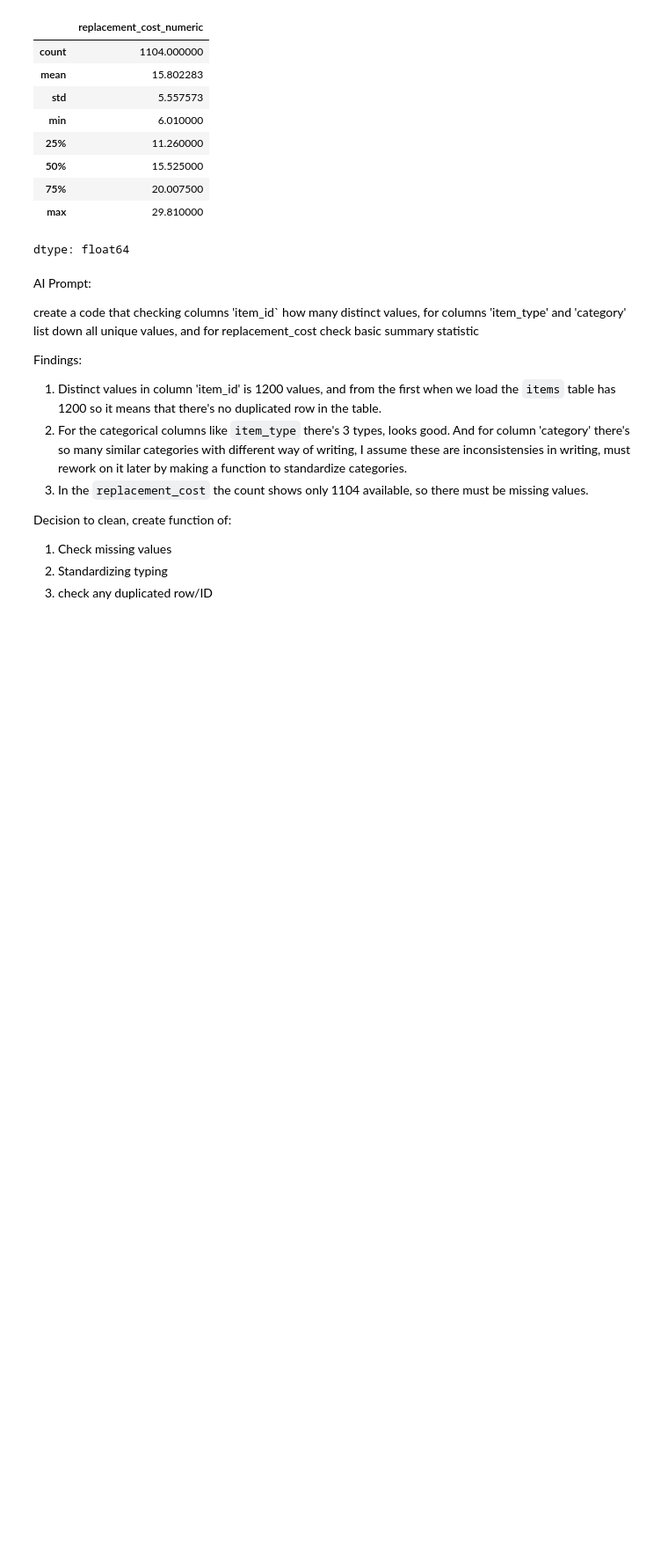
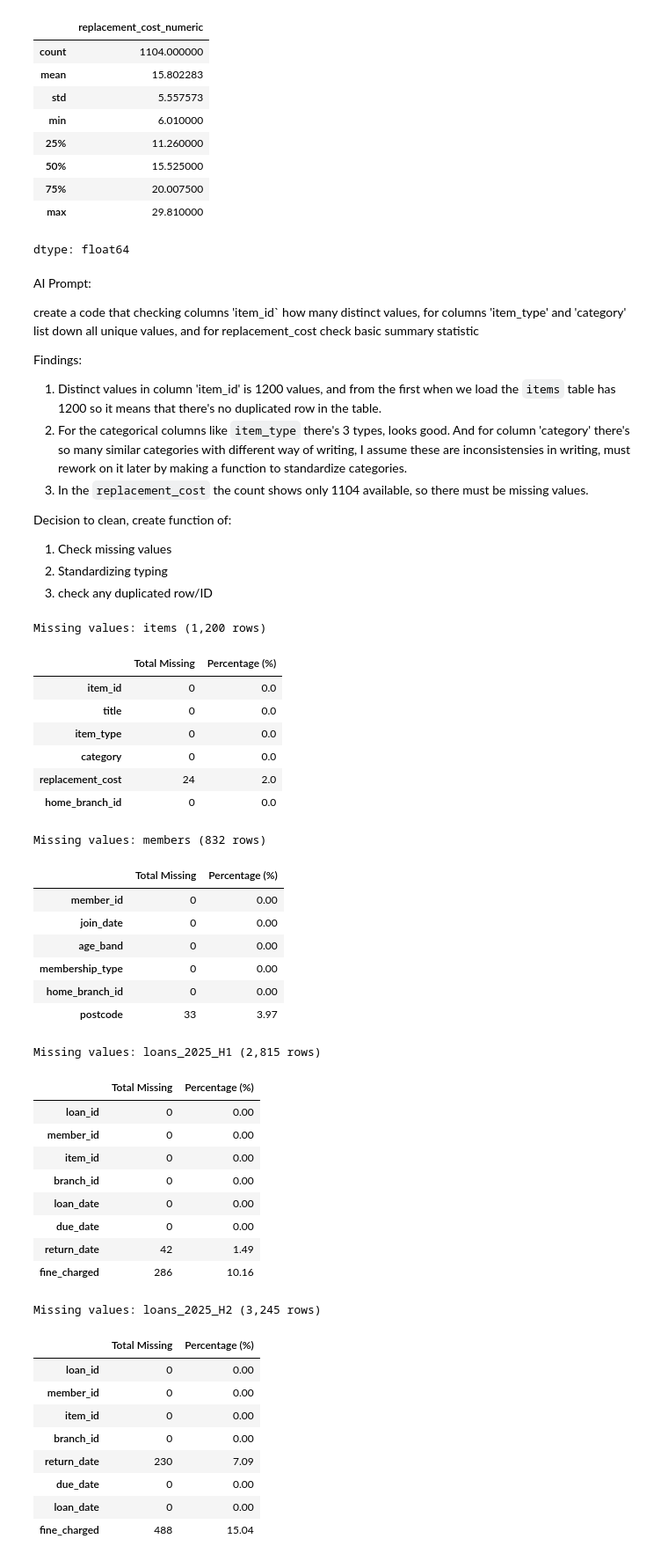
Before and after one commit to alyanabilapu/IB9SR0-ASSIGNMENT, a Jupyter notebook: IB9SR0_Individual_Assignment_5838575.ipynb, the cells around one changed output. Shown at 88% size. Saved outputs shown, nothing was run; the diff lists cells and outputs as text; code cells hidden in the pictures; blank space fills up the shorter version.

```diff
--- a/IB9SR0_Individual_Assignment_5838575.ipynb
+++ b/IB9SR0_Individual_Assignment_5838575.ipynb
@@ -231,3 +250,59 @@ Decision to clean, create function of:
 1. Check missing values
 2. Standardizing typing
 3. check any duplicated row/ID
+# %%
+def check_missing_value(df, name="Table"):
+    """Hitung missing values (NaN dan string kosong) per kolom."""
+    blank_as_nan = df.replace(r"^\s*$", pd.NA, regex=True)
+    missing = blank_as_nan.isna().sum()
+
+    report = pd.DataFrame({
+        "Total Missing": missing,
+        "Percentage (%)": (missing / len(df) * 100).round(2),
+    })
+    print(f"Missing values: {name} ({len(df):,} rows)")
+    display(report)
+
+check_missing_value(silver_data["items"], "items")
+
+# Also check for the other tables
+check_missing_value(silver_data["members"], "members")
+check_missing_value(silver_data["loans_2025_H1"], "loans_2025_H1")
+check_missing_value(silver_data["loans_2025_H2"], "loans_2025_H2")
+# %% [output]
+Missing values: items (1,200 rows)
+|  | Total Missing | Percentage (%) |
+| item_id | 0 | 0.0 |
+| title | 0 | 0.0 |
+| item_type | 0 | 0.0 |
+| category | 0 | 0.0 |
+| replacement_cost | 24 | 2.0 |
+| home_branch_id | 0 | 0.0 |
+Missing values: members (832 rows)
+|  | Total Missing | Percentage (%) |
+| member_id | 0 | 0.00 |
+| join_date | 0 | 0.00 |
+| age_band | 0 | 0.00 |
+| membership_type | 0 | 0.00 |
+| home_branch_id | 0 | 0.00 |
+| postcode | 33 | 3.97 |
+Missing values: loans_2025_H1 (2,815 rows)
+|  | Total Missing | Percentage (%) |
+| loan_id | 0 | 0.00 |
+| member_id | 0 | 0.00 |
+| item_id | 0 | 0.00 |
+| branch_id | 0 | 0.00 |
+| loan_date | 0 | 0.00 |
+| due_date | 0 | 0.00 |
+| return_date | 42 | 1.49 |
+| fine_charged | 286 | 10.16 |
+Missing values: loans_2025_H2 (3,245 rows)
+|  | Total Missing | Percentage (%) |
+| loan_id | 0 | 0.00 |
+| member_id | 0 | 0.00 |
+| item_id | 0 | 0.00 |
+| branch_id | 0 | 0.00 |
+| return_date | 230 | 7.09 |
+| due_date | 0 | 0.00 |
+| loan_date | 0 | 0.00 |
+| fine_charged | 488 | 15.04 |
```
Also changed, not shown: parts of 3 cells of this notebook.
